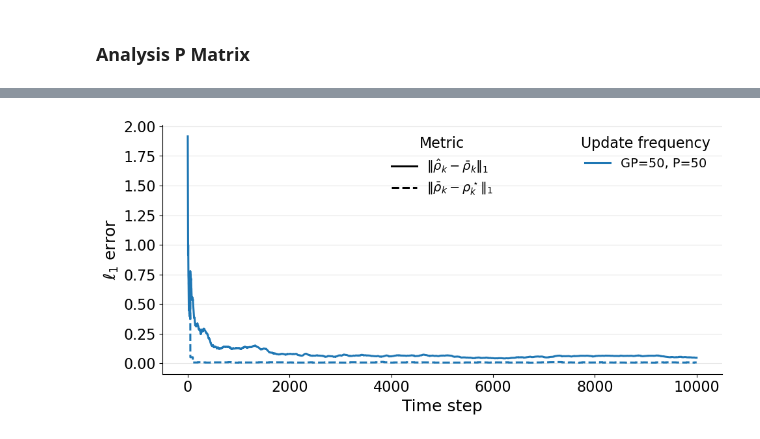
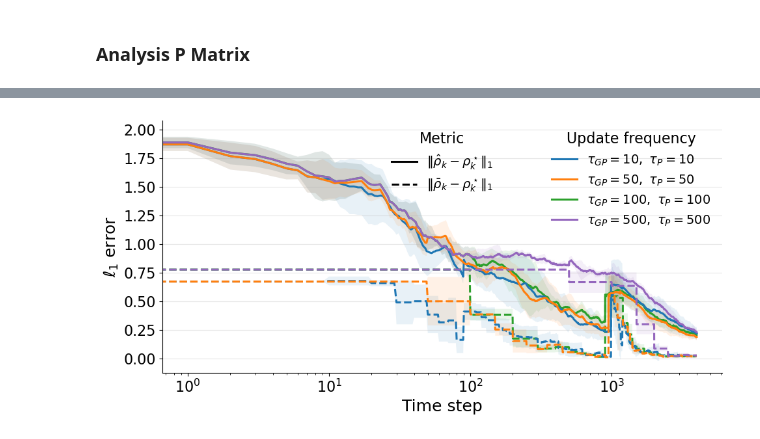
Before and after one commit to sastry-group/MAES, a Jupyter notebook: viz/plot_multiple_methods.ipynb, the cells around one changed output, grey strips where cells are left out. Saved outputs shown, nothing was run; the diff lists cells and outputs as text; code cells hidden in the pictures.

Commit message:
plotting changes

```diff
--- a/viz/plot_multiple_methods.ipynb
+++ b/viz/plot_multiple_methods.ipynb
@@ -171,7 +171,7 @@ def build_roi_cellsets(roi_rc, roi_name):
 # %% [markdown]
 ### Analysis of different Algorithms
 # %%
-BATCH_DIR = Path("/home/gaby/Documents/UCB/AAM/GIT/sastryrepo/MarkovErgodic/MAES/results/Planner_Comparison_10x10_0214")
+BATCH_DIR = Path("/home/gaby/Documents/UCB/AAM/GIT/sastryrepo/MarkovErgodic/MAES/results/PlannerComp_10x10_T3K_macdt100")
 for run_dir in list(BATCH_DIR.iterdir()):
     npz = load_run_npz(run_dir)
     print(run_dir.name, "→", get_method_label(npz))
@@ -1001,7 +1042,7 @@ ValueError: Could not interpret value `coverage` for `y`. An entry with this nam
 # %% [markdown]
 ### Analysis P Matrix
 # %%
-BATCH_DIR = Path("/home/gaby/Documents/UCB/AAM/GIT/sastryrepo/MarkovErgodic/MAES/results/ForAnimation")
+BATCH_DIR = Path("/home/gaby/Documents/UCB/AAM/GIT/sastryrepo/MarkovErgodic/MAES/results/P_GP_update_randomchange")
 for run_dir in list(BATCH_DIR.iterdir()):
     print(run_dir.name)
     npz = load_run_npz(run_dir)
@@ -1121,6 +1224,7 @@ with pd.option_context("display.max_rows", None):
 curves = defaultdict(lambda: {
     "emp_bel": [],
     "bel_true": [],
+    "emp_true": []
 })
 
 for run_dir in BATCH_DIR.iterdir():
@@ -1139,7 +1243,7 @@ for run_dir in BATCH_DIR.iterdir():
 
     env = DummyEnv(nstates)
 
-    err_emp_bel, err_bel_true = convergence_errors_from_run(
+    err_emp_bel, err_bel_true, err_emp_true = convergence_errors_from_run(
         traj_states=data["traj_states"],
         belief_phi_map=data["belief_phi_map"],
         true_phi_map_time=data["true_phi_map_time"],
@@ -1155,3 +1259,4 @@ for run_dir in BATCH_DIR.iterdir():
 
     curves[key]["emp_bel"].append(err_emp_bel)
     curves[key]["bel_true"].append(err_bel_true)
+    curves[key]["emp_true"].append(err_emp_true)
@@ -1204,8 +1327,8 @@ fig, ax = plt.subplots(figsize=(10, 5))
 for (n_agents, gp_u, p_u), data in items:
     color = color_map[(gp_u, p_u)]
 
-    # ---------- empirical vs belief ----------
-    Y = data["emp_bel"]
+    # ---------- empirical vs true---------
+    Y = data["emp_true"]
     min_len = min(len(y) for y in Y)
     Y = np.stack([y[:min_len] for y in Y])
 
@@ -1252,7 +1375,7 @@ ax.set_xlabel("Time step")
 ax.set_ylabel(r"$\ell_1$ error")
 ax.yaxis.set_major_locator(plt.MultipleLocator(0.25))
 # ax.set_title(f"Convergence ({target_n_agents} agent{'s' if target_n_agents > 1 else ''})")
-
+ax.set_xscale("log")
 ax.grid(True, axis="y", alpha=0.3)
 ax.spines["top"].set_visible(False)
 ax.spines["right"].set_visible(False)
@@ -1263,7 +1386,7 @@ update_handles = [
         [0], [0],
         color=color_map[pair],
         lw=2.2,
-        label=f"GP={pair[0]}, P={pair[1]}"
+        label=rf"$\tau_{{GP}}={pair[0]},\ \tau_{{P}}={pair[1]}$"
     )
     for pair in update_pairs
 ]
@@ -1274,37 +1397,37 @@ metric_handles = [
         color="black",
         lw=2.2,
         ls="-",
-        label=r"$\|\hat{\rho}_k - \bar{\rho}_k\|_1$"
+        label=r"$\|\hat{\rho}_k - \rho_k^\star\|_1$"
     ),
     Line2D(
         [0], [0],
         color="black",
         lw=2.2,
         ls="--",
         label=r"$\|\bar{\rho}_k - \rho_k^\star\|_1$"
     ),
 ]
 
 leg1 = ax.legend(
     handles=update_handles,
     title="Update frequency",
     loc="upper right",
     frameon=False,
 )
 
 leg2 = ax.legend(
     handles=metric_handles,
     title="Metric",
     loc="upper center",
     frameon=False,
 )
 
 ax.add_artist(leg1)
 
 plt.tight_layout()
 plt.show()
 # %% [output]
-[figure, old version]
+[figure, new version]
 # %%
 import numpy as np
 import matplotlib.pyplot as plt
```
Also changed, not shown: parts of 17 cells of this notebook, 6 other files.
